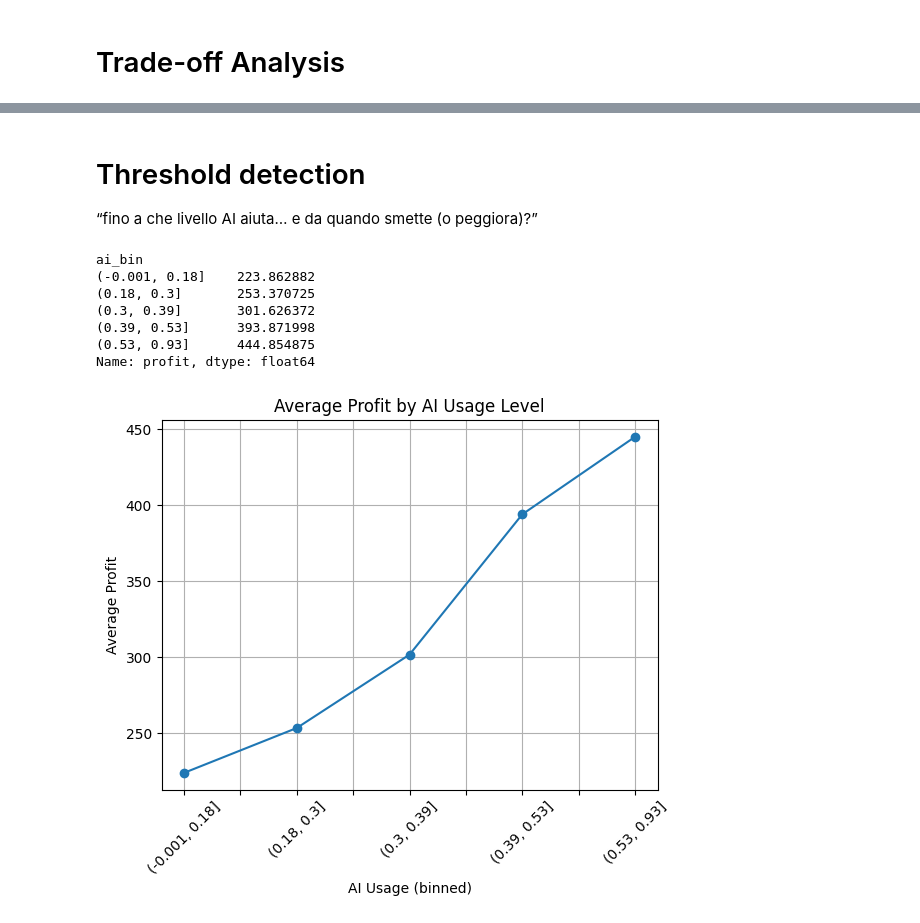
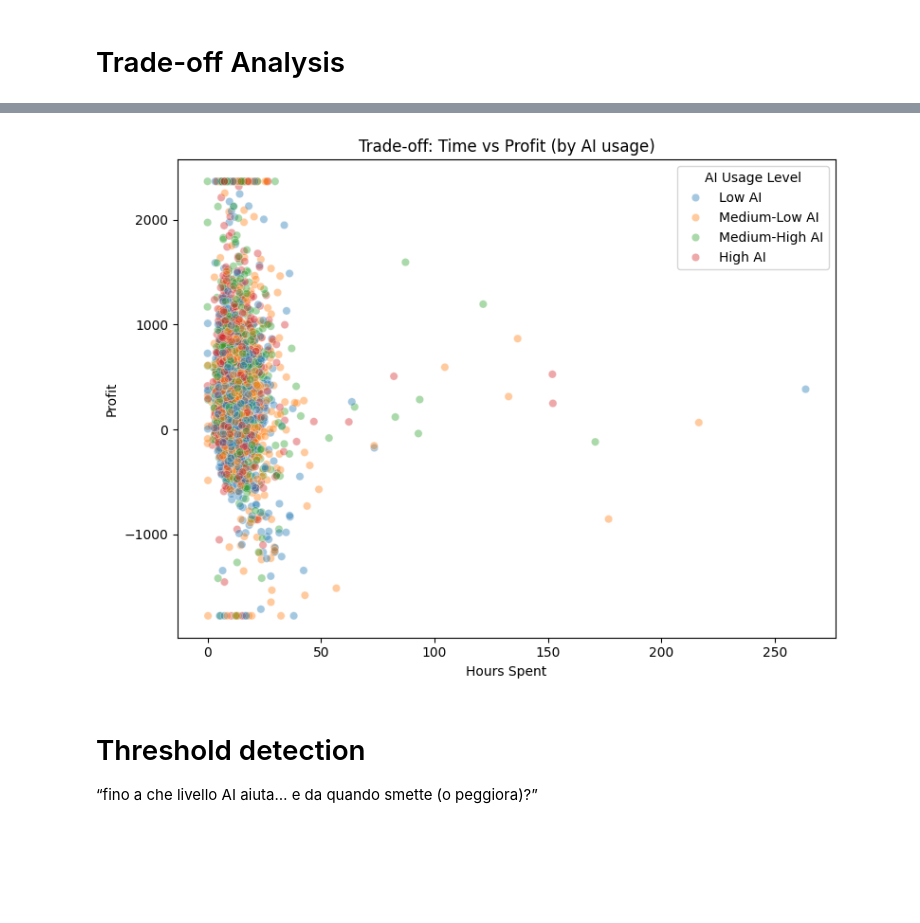
Before and after one commit to andreamammano89-maker/ML_Project_SEA_815441, a Jupyter notebook: EDA.ipynb, the cells around one changed output, grey strips where cells are left out. Cells and saved outputs as stored; diff of their text form; code cells hidden in the pictures; blank space fills up the shorter version.

```diff
--- a/EDA.ipynb
+++ b/EDA.ipynb
@@ -1034,3 +1126,35 @@ plt.show()
+# %%
+# SPEED vs VALUE
+
+if 'ai_bin' not in df_productivity.columns:
+    df_productivity['ai_bin'] = pd.qcut(
+        df_productivity['ai_usage_pct'],
+        q=4,
+        labels=['Low AI', 'Medium-Low AI', 'Medium-High AI', 'High AI']
+    )
+
+fig, ax = plt.subplots(figsize=(8,6))
+
+sns.scatterplot(
+    data=df_productivity,
+    x='hours_spent',
+    y='profit',
+    hue='ai_bin',
+    alpha=0.4,
+    ax=ax
+)
+
+ax.set_title('Trade-off: Time vs Profit (by AI usage)')
+ax.set_xlabel('Hours Spent')
+ax.set_ylabel('Profit')
+
+# legenda pulita
+ax.legend(title='AI Usage Level')
+
+
+plt.tight_layout()
+# %% [output]
+[figure, added]
 # %% [markdown]
 # Threshold detection
 “fino a che livello AI aiuta… e da quando smette (o peggiora)?”
@@ -1039,32 +1160,0 @@ df_productivity['ai_bin'] = pd.qcut(df_productivity['ai_usage_pct'], q=5)
-# %%
-# =========================
-# Average profit per bin
-# =========================
-
-ai_threshold = df_productivity.groupby('ai_bin')['profit'].mean()
-
-print(ai_threshold)
-# %% [output]
-ai_bin
-(-0.001, 0.18]    223.862882
-(0.18, 0.3]       253.370725
-(0.3, 0.39]       301.626372
-(0.39, 0.53]      393.871998
-(0.53, 0.93]      444.854875
-Name: profit, dtype: float64
-# %%
-# =========================
-# Plot threshold
-# =========================
-
-ai_threshold.plot(kind='line', marker='o')
-
-plt.title("Average Profit by AI Usage Level")
-plt.xlabel("AI Usage (binned)")
-plt.ylabel("Average Profit")
-plt.xticks(rotation=45)
-plt.grid(True)
-
-plt.show()
-# %% [output]
-[figure, removed]
```
Also changed, not shown: parts of 23 cells of this notebook.
